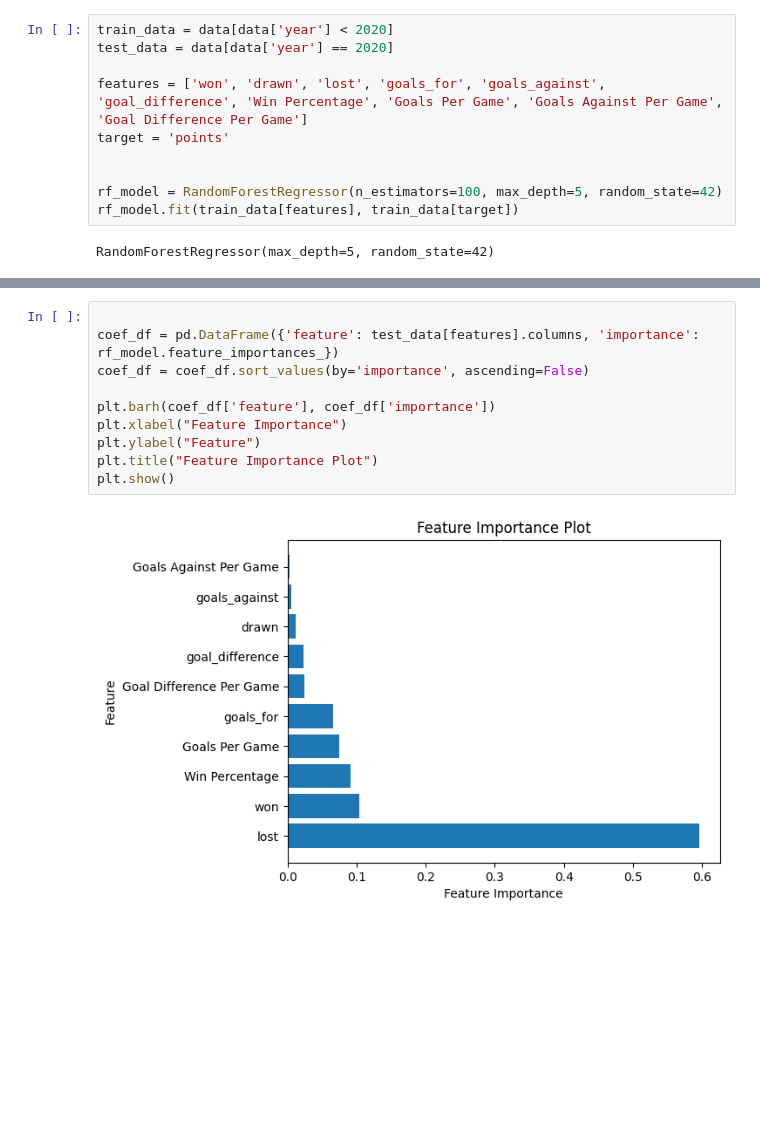
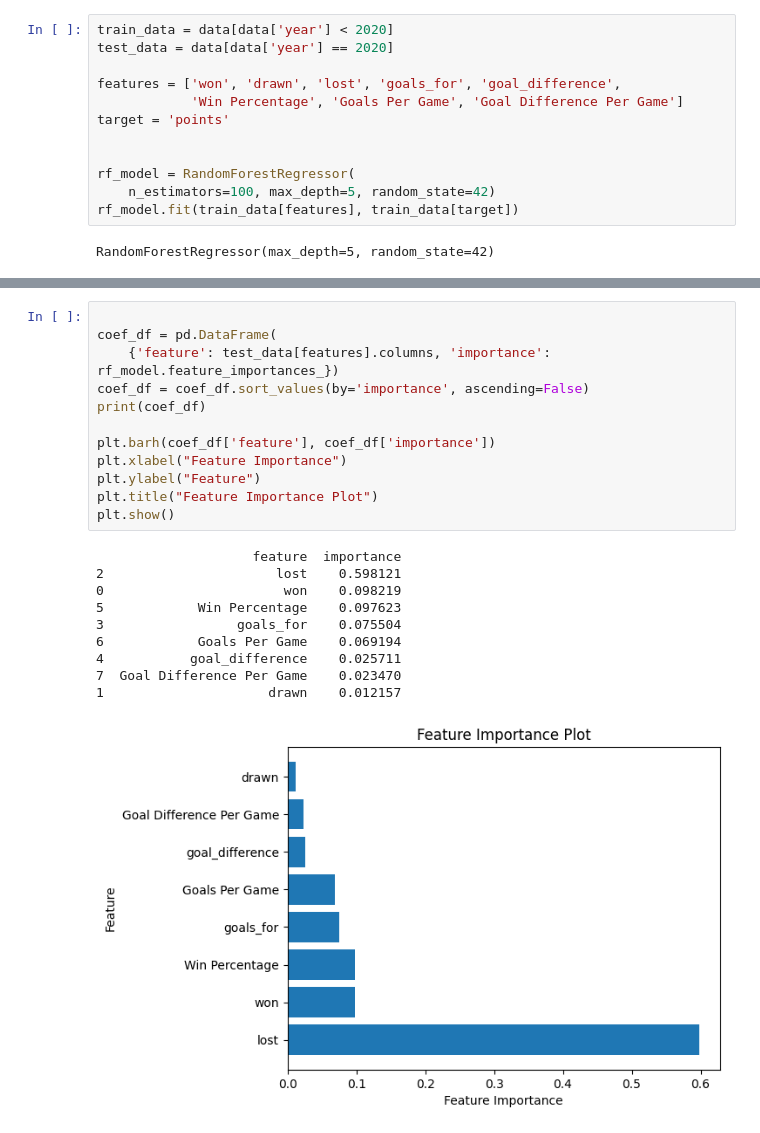
Before and after one commit to shaikhmq20/laliga-winner-predictor, a Jupyter notebook: match_data/final_prediction.ipynb, the cells around one changed output, grey strips where cells are left out. Cells and saved outputs as stored; diff of their text form; blank space fills up the shorter version.

```diff
--- a/match_data/final_prediction.ipynb
+++ b/match_data/final_prediction.ipynb
@@ -77,11 +77,13 @@ Name: year, Length: 1328, dtype: int64
 train_data = data[data['year'] < 2020]
 test_data = data[data['year'] == 2020]
 
-features = ['won', 'drawn', 'lost', 'goals_for', 'goals_against', 'goal_difference', 'Win Percentage', 'Goals Per Game', 'Goals Against Per Game', 'Goal Difference Per Game']
+features = ['won', 'drawn', 'lost', 'goals_for', 'goal_difference',
+            'Win Percentage', 'Goals Per Game', 'Goal Difference Per Game']
 target = 'points'
 
 
-rf_model = RandomForestRegressor(n_estimators=100, max_depth=5, random_state=42)
+rf_model = RandomForestRegressor(
+    n_estimators=100, max_depth=5, random_state=42)
 rf_model.fit(train_data[features], train_data[target])
 # %% [output]
 RandomForestRegressor(max_depth=5, random_state=42)
@@ -135,15 +159,26 @@ plt.show()
 # %%
 
-coef_df = pd.DataFrame({'feature': test_data[features].columns, 'importance': rf_model.feature_importances_})
+coef_df = pd.DataFrame(
+    {'feature': test_data[features].columns, 'importance': rf_model.feature_importances_})
 coef_df = coef_df.sort_values(by='importance', ascending=False)
+print(coef_df)
 
 plt.barh(coef_df['feature'], coef_df['importance'])
 plt.xlabel("Feature Importance")
 plt.ylabel("Feature")
 plt.title("Feature Importance Plot")
 plt.show()
 # %% [output]
+                    feature  importance
+2                      lost    0.598121
+0                       won    0.098219
+5            Win Percentage    0.097623
+3                 goals_for    0.075504
+6            Goals Per Game    0.069194
+4           goal_difference    0.025711
+7  Goal Difference Per Game    0.023470
+1                     drawn    0.012157
-[figure, old version]
+[figure, new version]
 # %%
 from sklearn.metrics import r2_score, mean_absolute_error
 
```
Also changed, not shown: parts of 10 cells of this notebook, 3 other files.
